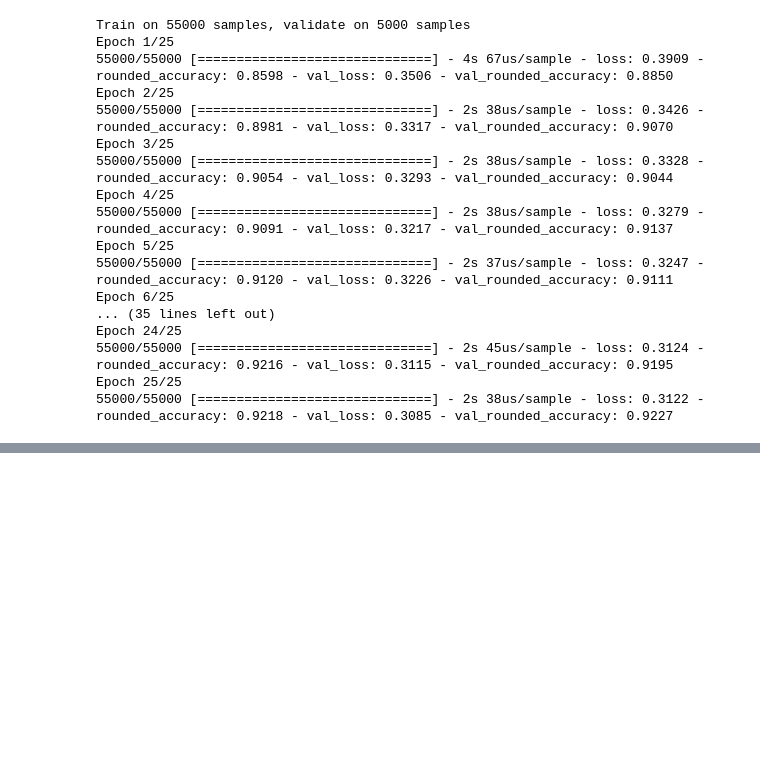
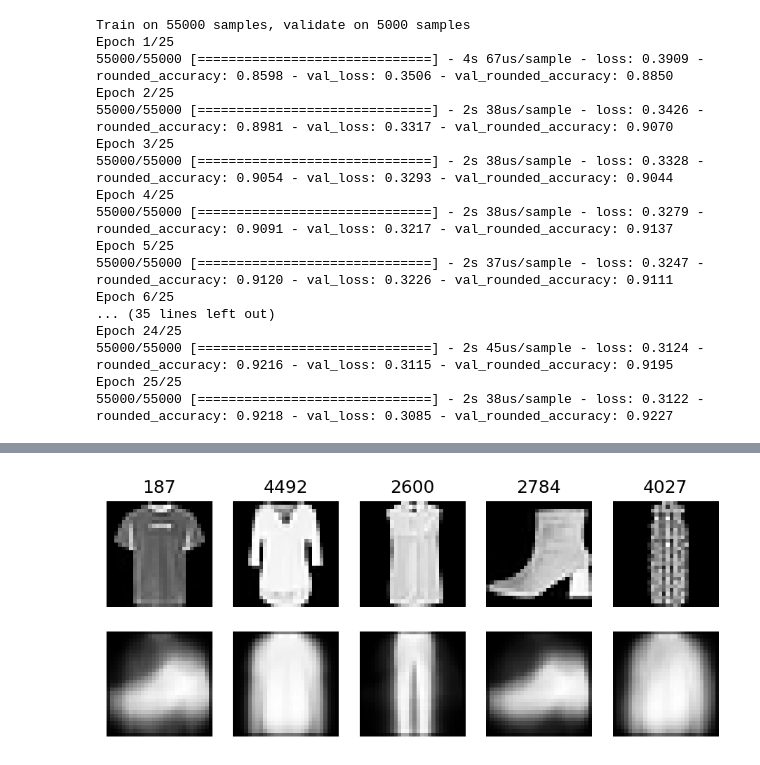
Before and after one commit to tvhahn/autoencoder-sandbox, a Jupyter notebook: notebooks/5.0-variational-autoencoder.ipynb, the cells around one changed output, grey strips where cells are left out. Saved outputs shown, nothing was run; the diff lists cells and outputs as text; code cells hidden in the pictures; blank space fills up the shorter version.

Commit message:
updated with beta-vae attempt

```diff
--- a/notebooks/5.0-variational-autoencoder.ipynb
+++ b/notebooks/5.0-variational-autoencoder.ipynb
@@ -177,0 +180,12 @@ plot_reconstructions(variational_ae, index_list, X_valid)
+# %%
+# build custom sampling function
+K = keras.backend
+
+class Sampling(keras.layers.Layer):
+    def call(self, inputs):
+        mean, log_var = inputs
+        return K.random_normal(tf.shape(log_var)) * K.exp(log_var / 2) + mean
+
+# rounded accuracy for the metric
+def rounded_accuracy(y_true, y_pred):
+    return keras.metrics.binary_accuracy(tf.round(y_true), tf.round(y_pred))
@@ -177,0 +252,3 @@ plot_reconstructions(variational_ae, index_list, X_valid)
+# %%
+history = variational_ae_beta.fit(X_train, X_train, epochs=500, batch_size=128,
+                             validation_data=[X_valid, X_valid],callbacks=[tensorboard_callback])
@@ -177,0 +273,4 @@ plot_reconstructions(variational_ae, index_list, X_valid)
+# %%
+plot_reconstructions(variational_ae_beta, index_list, X_valid)
+# %% [output]
+[figure, added]
```
Also changed, not shown: parts of 4 cells of this notebook.
